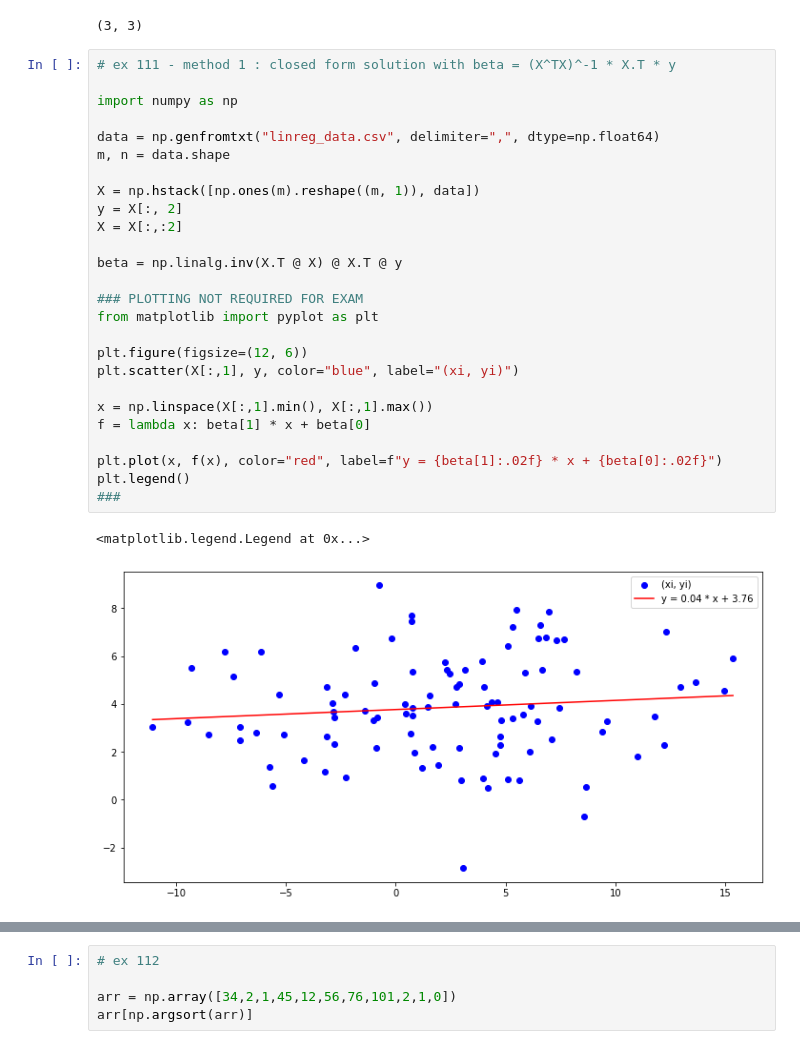
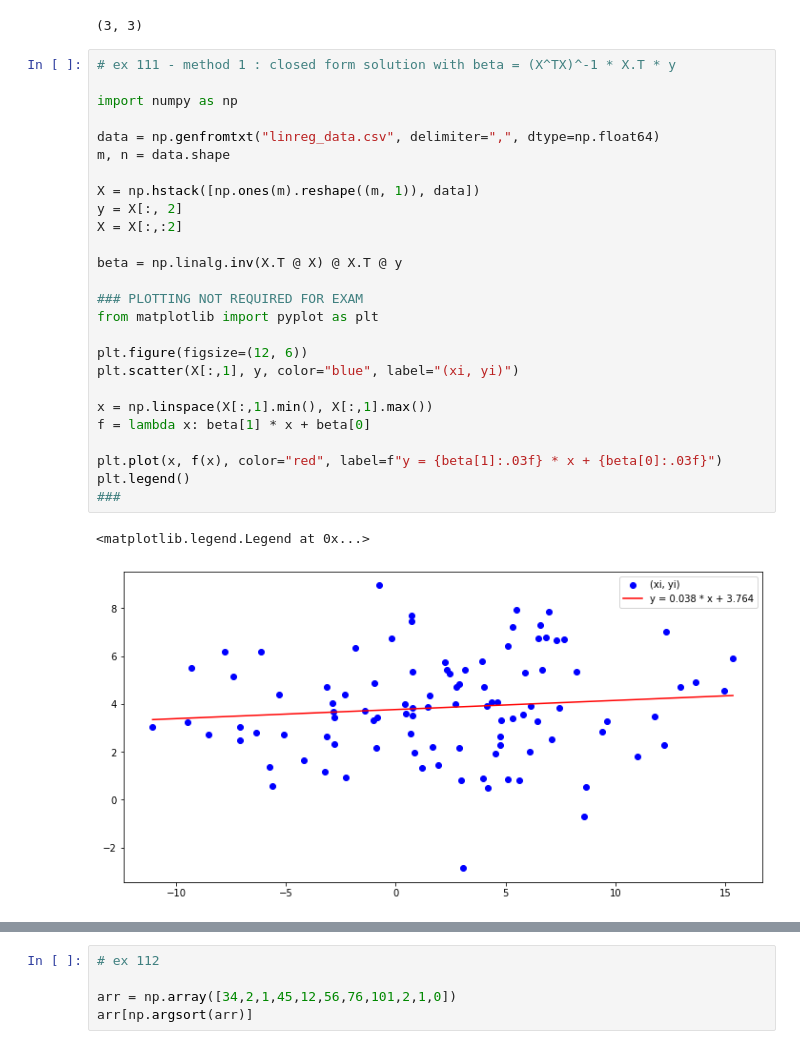
Before and after one commit to ahusson/cours_python, a Jupyter notebook: cours_python_exercices_solution.ipynb, the cells around one changed output, grey strips where cells are left out. Cells and saved outputs as stored; diff of their text form.

```diff
--- a/cours_python_exercices_solution.ipynb
+++ b/cours_python_exercices_solution.ipynb
@@ -2346,29 +2346,29 @@ M.shape
 # %%
 # ex 111 - method 1 : closed form solution with beta = (X^TX)^-1 * X.T * y
 
 import numpy as np
 
 data = np.genfromtxt("linreg_data.csv", delimiter=",", dtype=np.float64)
 m, n = data.shape
 
 X = np.hstack([np.ones(m).reshape((m, 1)), data])
 y = X[:, 2]
 X = X[:,:2]
 
 beta = np.linalg.inv(X.T @ X) @ X.T @ y
 
 ### PLOTTING NOT REQUIRED FOR EXAM
 from matplotlib import pyplot as plt
 
 plt.figure(figsize=(12, 6))
 plt.scatter(X[:,1], y, color="blue", label="(xi, yi)")
 
 x = np.linspace(X[:,1].min(), X[:,1].max())
 f = lambda x: beta[1] * x + beta[0]
 
-plt.plot(x, f(x), color="red", label=f"y = {beta[1]:.02f} * x + {beta[0]:.02f}")
+plt.plot(x, f(x), color="red", label=f"y = {beta[1]:.03f} * x + {beta[0]:.03f}")
 plt.legend()
 ###
 # %% [output]
 <matplotlib.legend.Legend at 0x...>
-[figure, old version]
+[figure, new version]
```
Also changed, not shown: parts of 2 cells of this notebook.
